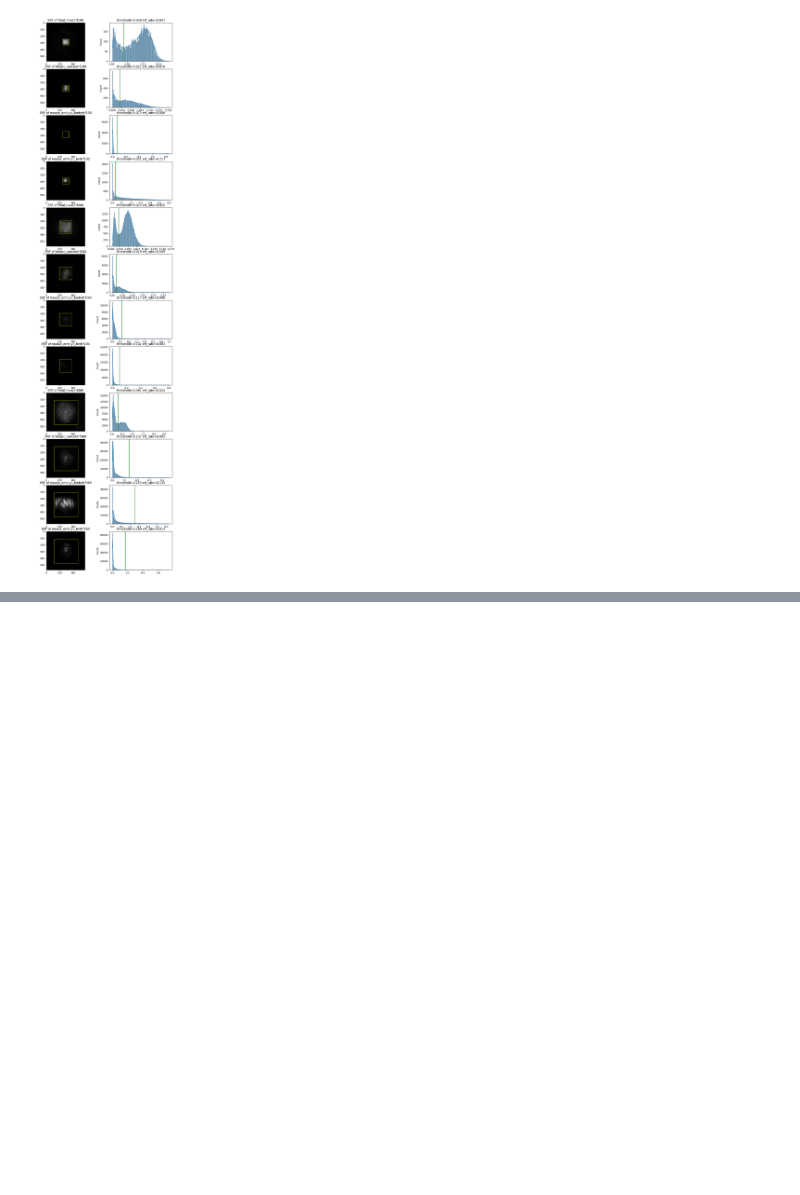
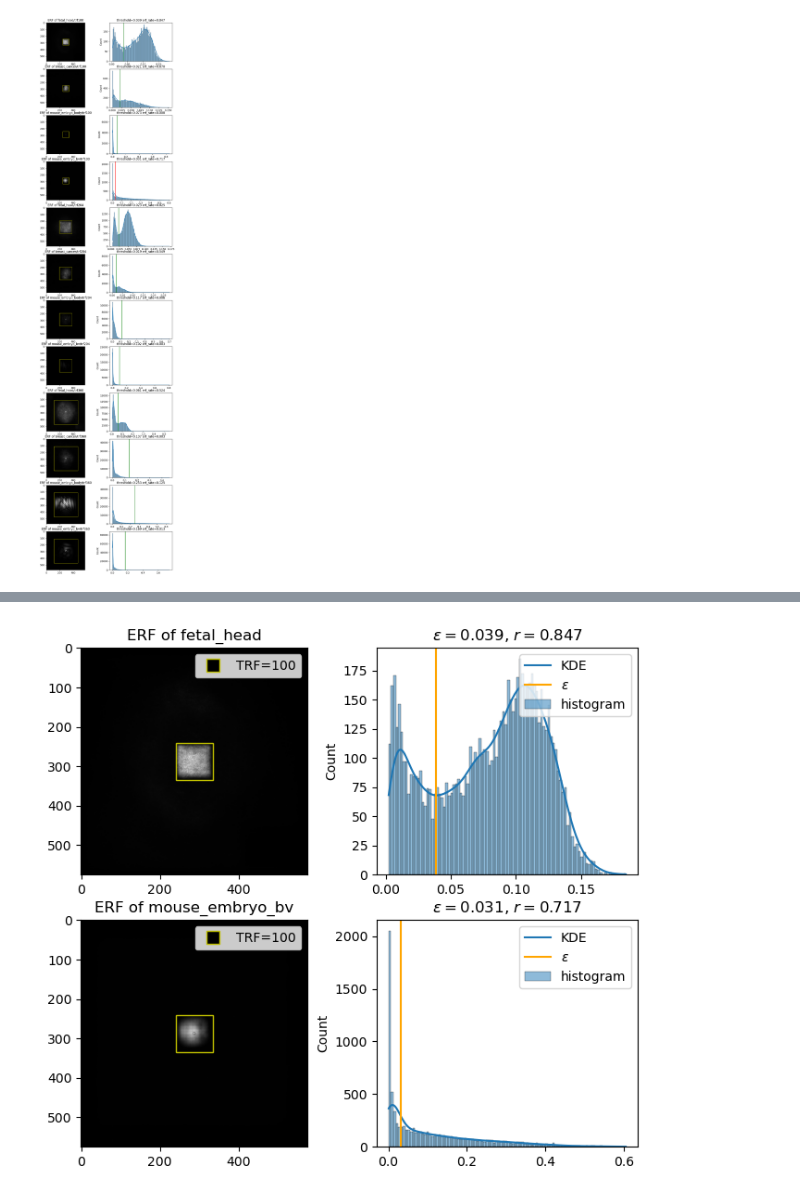
Before and after one commit to vinloo/u-net-receptive-field-study, a Jupyter notebook: study_erf.ipynb, the cells around one changed output, grey strips where cells are left out. Drawn from its saved outputs; the diff is of its cells as text; code cells hidden in the pictures; blank space fills up the shorter version.

```diff
--- a/study_erf.ipynb
+++ b/study_erf.ipynb
@@ -202,0 +205,98 @@ plt.show()
+# %%
+
+from sklearn.neighbors import KernelDensity
+import seaborn as sns
+from matplotlib.lines import Line2D
+from scipy import signal
+
+configs = ["trf100"]
+
+fig, axs = plt.subplots(2, 2, figsize=(8,7))
+
+row = 0
+
+for m, configname in enumerate(configs):
+
+    config = load_config(configname)
+    model = UNet(config).to(device)
+    trf, pos = model.pixel_trf(576//2, 576//2), (576//2, 576//2)
+
+    for dataset_name in ["fetal_head", "mouse_embryo_bv"]:
+        model.load_state_dict(torch.load(f"out/{dataset_name}/{configname}/best_model.pt")["model_state_dict"])
+        # model.eval()
+
+        inputs = glob.glob(os.path.join(f"data/preprocessed/{dataset_name}/test", "*.png"))
+        masks = glob.glob(os.path.join(f"data/preprocessed/{dataset_name}/test/masks", "*.png"))
+        dataset_test = SegmentationDataset(inputs, masks)
+        dataloader_test = DataLoader(dataset_test, shuffle=True)
+
+        dist = np.zeros((576, 576, len(dataloader_test)))
+
+        for i, (x, _) in enumerate(dataloader_test):
+            x.requires_grad = True
+            x = x.to(device)
+            out = model(x)
+            out_center = out[:, :, 288, 288]
+
+            d = torch.autograd.grad(out_center, x)[0]
+
+            # normalize for visualization
+            d = torch.abs(d)
+            d = (d - d.min()) / (d.max() - d.min())
+
+            img = d.detach().cpu().numpy()
+            img = np.squeeze(img)
+
+            dist[:, :, i] = img
+
+
+        img = np.mean(dist, axis=2)
+
+        axs[row, 0].imshow(img, cmap="gray")
+
+        start = trf[0, 0], trf[0, 1]
+        len_x = trf[1, 0] - trf[0, 0] + 1
+        len_y = trf[1, 1] - trf[0, 1] + 1
+        patch = patches.Rectangle(start, len_x, len_y, linewidth=1, edgecolor='y', facecolor='none')
+        axs[row, 0].add_patch(patch)
+        axs[row, 0].set_title(f"ERF of {dataset_name}")
+
+        legend_patch = Line2D([0], [0], label='TRF=100', marker='s', markersize=10, markeredgecolor='y', markerfacecolor='k', linestyle='')
+        axs[row, 0].legend(handles=[legend_patch], loc='upper right')
+
+        rf_zone = img[start[0]:start[0] + len_y, start[1]:start[1]+len_x]
+
+        data = rf_zone.ravel()
+
+        kde = sns.histplot(data, kde=True, bins=100, ax=axs[row, 1], label="histogram", line_kws={'label': "KDE"}).get_lines()[0].get_data()
+
+        # first try to find first trough of the KDE (if bimodally distributed)
+        peaks = signal.find_peaks(-kde[1])[0]
+        if len(peaks) > 0:
+            peak = peaks[0]
+        else:
+            # find first low point after first peak
+            for i, bin in enumerate(kde[1]):
+                if i < 10 or i > len(kde[1]) - 5:
+                    continue
+                elif bin < np.mean(kde[1][i-10:i+5]):
+                    peak = i
+                    break
+
+        color = "orange"
+
+        threshold = kde[0][peak]
+
+        axs[row, 1].axvline(threshold, color=color, label=r"$\varepsilon$")
+
+        erf_rate = np.sum(rf_zone > threshold) / (len_x*len_y) * (1 + rf_zone[rf_zone > threshold].mean())
+        axs[row, 1].set_title(fr"$\varepsilon={threshold:.3f}$, $r={erf_rate:.3f}$")
+        axs[row, 1].legend(loc='upper right')
+        row += 1
+
+    del model
+
+
+plt.show()
+# %% [output]
+[figure, added]
```
Also changed, not shown: parts of 1 cell of this notebook, 5 other files.
